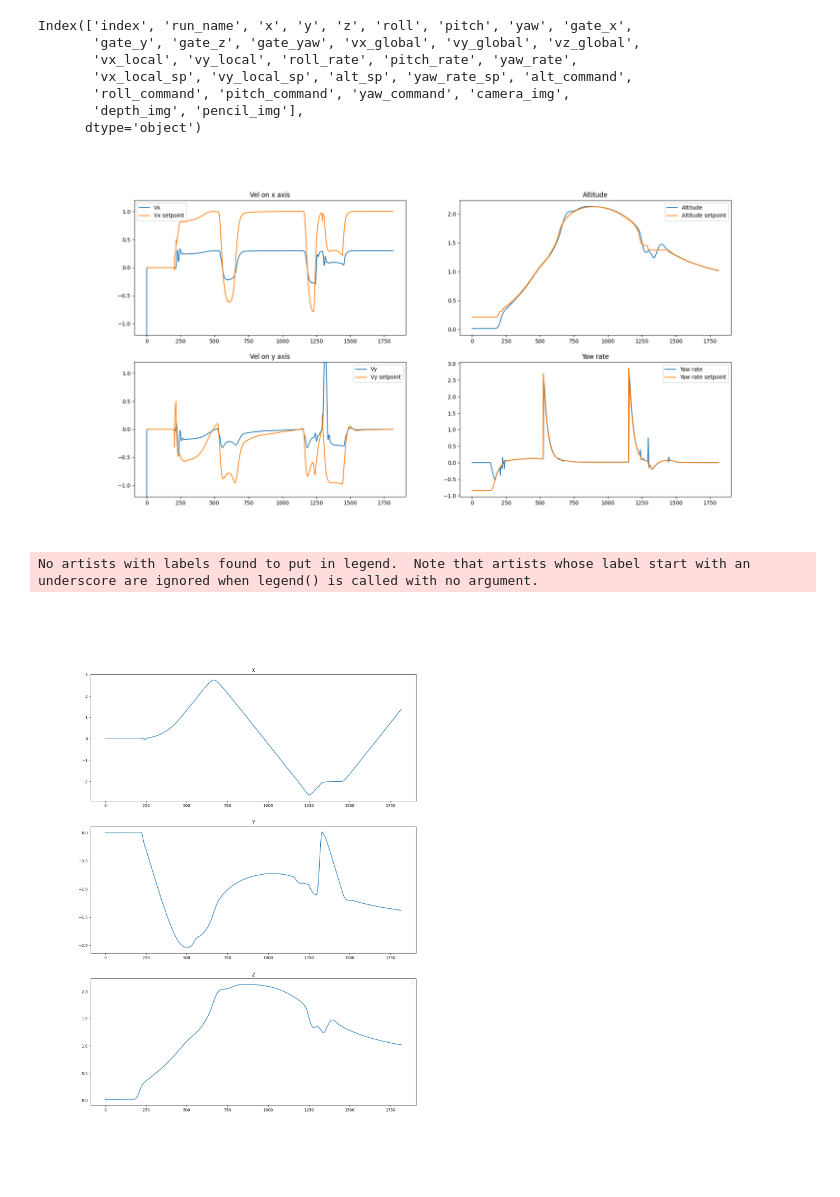
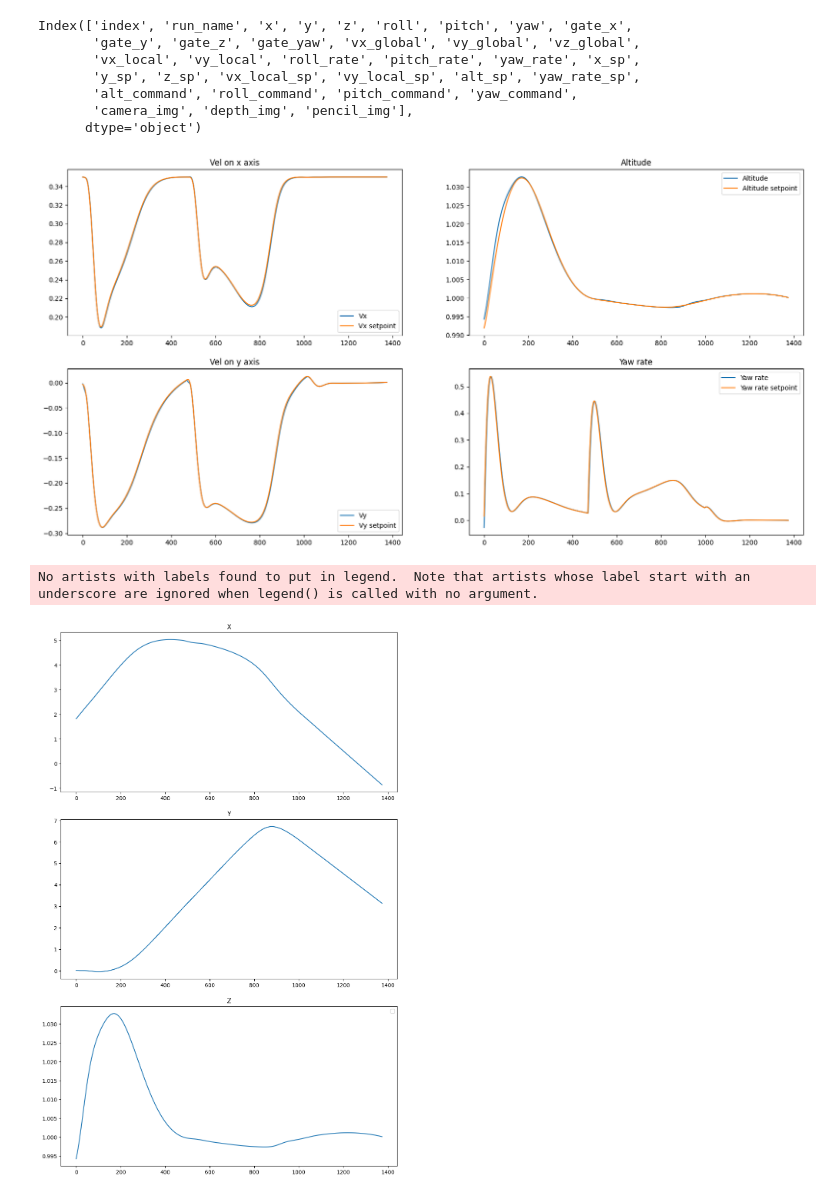
Before and after one commit to florentin1304/nanodrones_imitationlearning, a Jupyter notebook: nanodrones_sim/inspect_data.ipynb, the cells around one changed output. Drawn from its saved outputs; the diff is of its cells as text; code cells hidden in the pictures.

```diff
--- a/nanodrones_sim/inspect_data.ipynb
+++ b/nanodrones_sim/inspect_data.ipynb
@@ -5,12 +5,11 @@ import pandas as pd
 import os
 import matplotlib.pyplot as plt
 # %%
-# run_y24-m04-d26_h01-m02_jItiT <- interessante (ho aumentato i punti della trajectory)
-# run_y24-m04-d26_h01-m28_UwCND <- average sugli output del pid
-# run_y24-m04-d26_h01-m34_aSrqW <- senza average su vel
-# run_y24-m04-d26_h01-m38_kyoiP <- n 10, a .9
-# run_y24-m04-d26_h01-m47_qgdcZ
-csv_file = "run_y24-m04-d17_h02-m40_XQnMU"
+# run_y24-m04-d29_h13-m41_hYKbn <- 200 points per traj
+# run_y24-m04-d29_h13-m43_yijsu <- 400 points per traj
+# run_y24-m04-d29_h13-m46_ThEgL <- 500 points per traj
+# run_y24-m04-d29_h13-m49_NsGdg <- 500 ppt, 0.5 vel
+csv_file = "run_y24-m05-d02_h18-m13_TIWLE"
 csv_file += ".csv"
 path = os.path.join(os.getcwd(), "data", csv_file)
 
@@ -19,10 +18,10 @@ df.columns
 # %% [output]
 Index(['index', 'run_name', 'x', 'y', 'z', 'roll', 'pitch', 'yaw', 'gate_x',
        'gate_y', 'gate_z', 'gate_yaw', 'vx_global', 'vy_global', 'vz_global',
-       'vx_local', 'vy_local', 'roll_rate', 'pitch_rate', 'yaw_rate',
-       'vx_local_sp', 'vy_local_sp', 'alt_sp', 'yaw_rate_sp', 'alt_command',
-       'roll_command', 'pitch_command', 'yaw_command', 'camera_img',
-       'depth_img', 'pencil_img'],
+       'vx_local', 'vy_local', 'roll_rate', 'pitch_rate', 'yaw_rate', 'x_sp',
+       'y_sp', 'z_sp', 'vx_local_sp', 'vy_local_sp', 'alt_sp', 'yaw_rate_sp',
+       'alt_command', 'roll_command', 'pitch_command', 'yaw_command',
+       'camera_img', 'depth_img', 'pencil_img'],
       dtype='object')
 # %%
 # %matplotlib notebook
@@ -33,13 +32,11 @@ fig, axs = plt.subplots(2, 2)
 
 axs[0,0].plot(df['vx_local'], label='Vx')
 axs[0,0].plot(df['vx_local_sp'], label='Vx setpoint')
-axs[0,0].set_ylim((-1.2,1.2))
 axs[0,0].set_title("Vel on x axis")
 axs[0,0].legend()
 
 axs[1,0].plot(df['vy_local'], label='Vy')
 axs[1,0].plot(df['vy_local_sp'], label='Vy setpoint')
-axs[1,0].set_ylim((-1.2, 1.2))
 axs[1,0].set_title("Vel on y axis")
 axs[1,0].legend()
 
@@ -57,28 +54,29 @@ axs[1,1].legend()
 plt.legend()
 plt.show()
 # %% [output]
-[figure, old version]
+[figure, new version]
 # %%
-plt.rcParams['figure.figsize'] = 15,20
+plt.rcParams['figure.figsize'] = 10,15
 fig, axs = plt.subplots(3)
+fig.tight_layout(pad=3.0)
 
 axs[0].plot(df['x'])
 # axs[0].plot(df['x_sp'])
 axs[0].set_title("X")
 
 axs[1].plot(df['y'])
 # axs[1].plot(df['y_sp'])
 axs[1].set_title("Y")
 
 axs[2].plot(df['z'])
 # axs[2].plot(df['z_sp'])
 axs[2].set_title("Z")
 
 
 
 plt.legend()
 plt.show()
 # %% [output]
 No artists with labels found to put in legend.  Note that artists whose label start with an underscore are ignored when legend() is called with no argument.
-[figure, old version]
+[figure, new version]
 # %%
```
Also changed, not shown: parts of 2 cells of this notebook, 12 other files.
